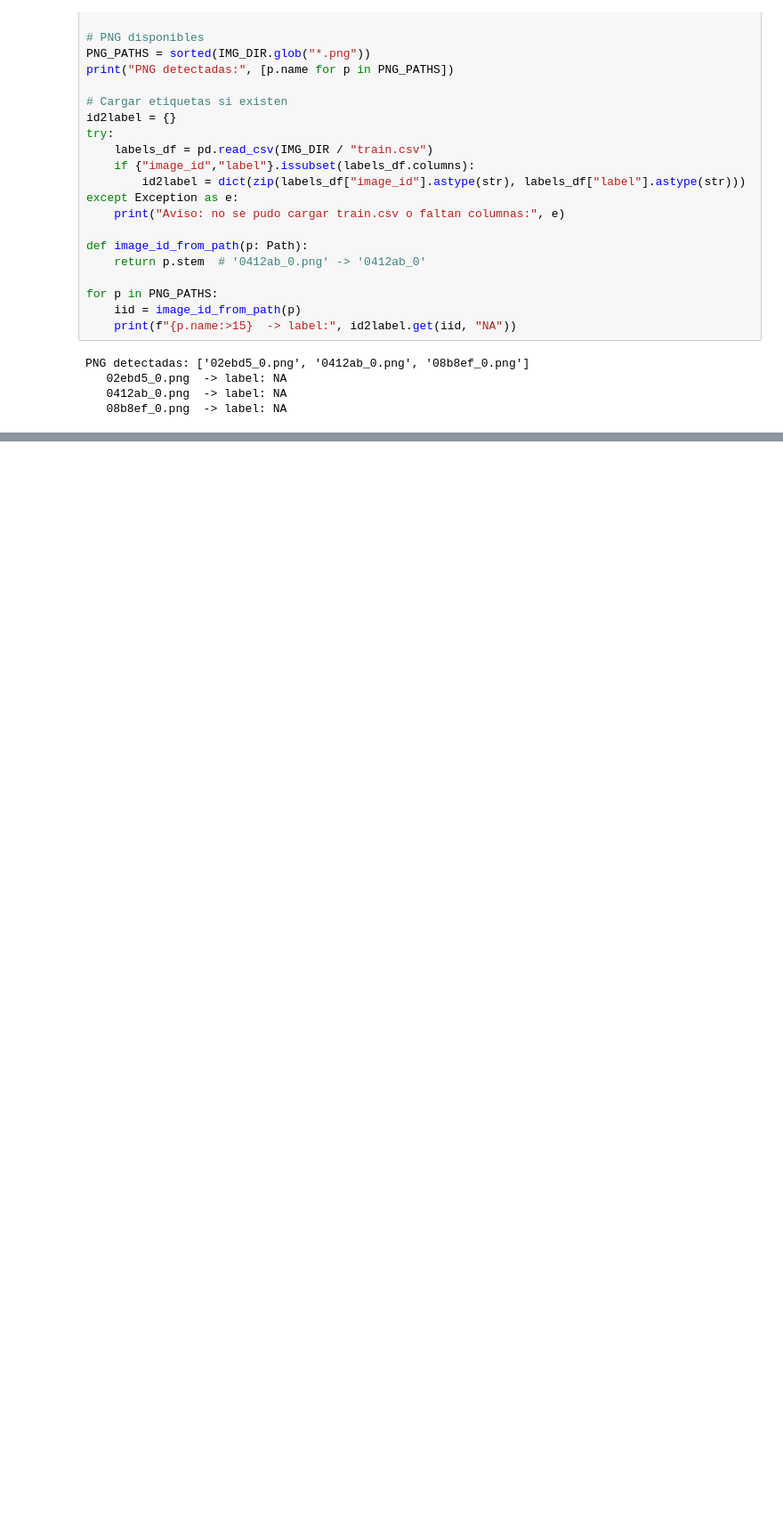
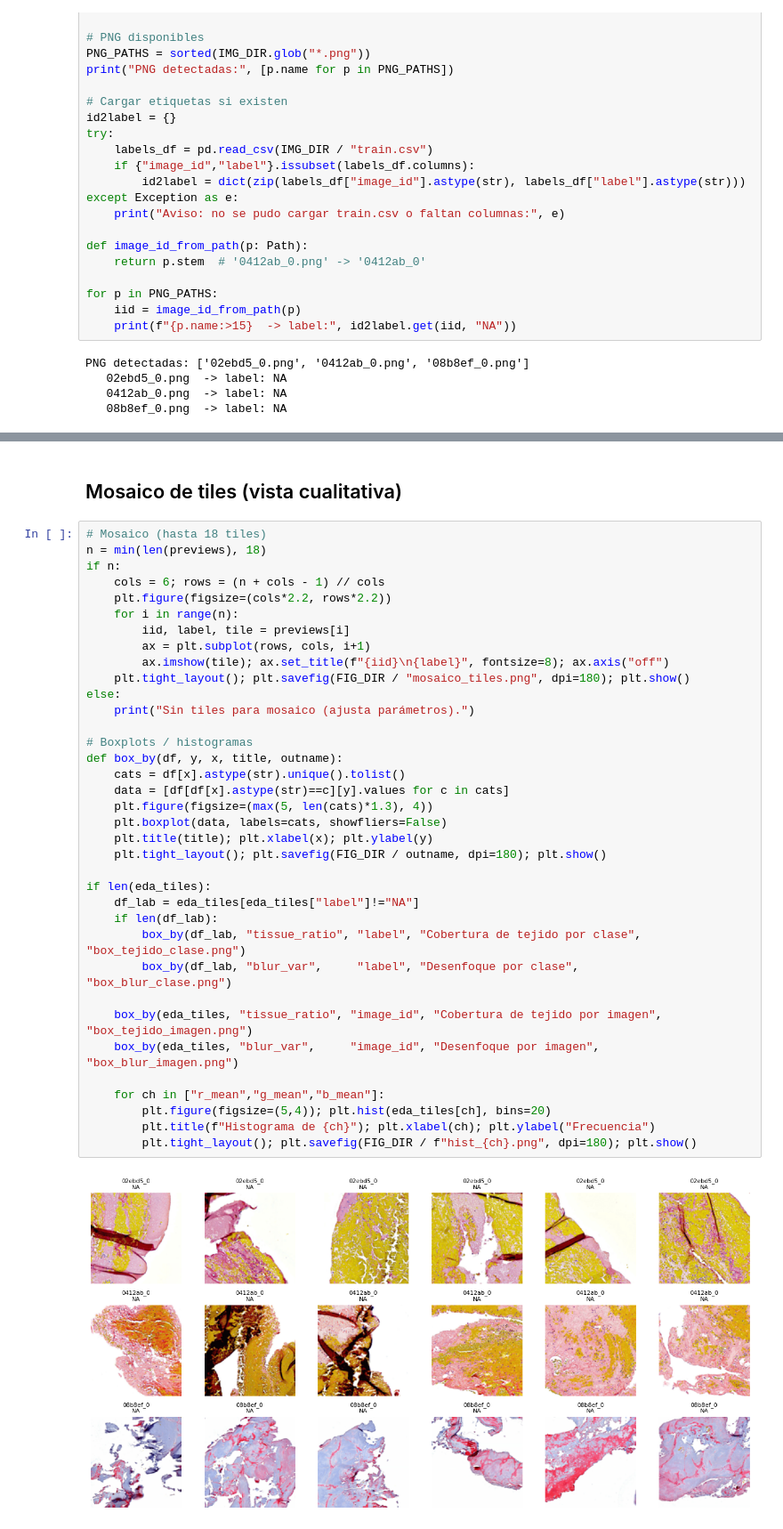
Before and after one commit to Andyfer004/P2-DS, a Jupyter notebook: P2_DS.ipynb, the cells around one changed output, grey strips where cells are left out. Shown at 89% size. Drawn from its saved outputs; the diff is of its cells as text; blank space fills up the shorter version.

```diff
--- a/P2_DS.ipynb
+++ b/P2_DS.ipynb
@@ -275,0 +430,40 @@ PNG detectadas: ['02ebd5_0.png', '0412ab_0.png', '08b8ef_0.png']
+# %% [markdown]
+## Mosaico de tiles (vista cualitativa)
+# %%
+# Mosaico (hasta 18 tiles)
+n = min(len(previews), 18)
+if n:
+    cols = 6; rows = (n + cols - 1) // cols
+    plt.figure(figsize=(cols*2.2, rows*2.2))
+    for i in range(n):
+        iid, label, tile = previews[i]
+        ax = plt.subplot(rows, cols, i+1)
+        ax.imshow(tile); ax.set_title(f"{iid}\n{label}", fontsize=8); ax.axis("off")
+    plt.tight_layout(); plt.savefig(FIG_DIR / "mosaico_tiles.png", dpi=180); plt.show()
+else:
+    print("Sin tiles para mosaico (ajusta parámetros).")
+
+# Boxplots / histogramas
+def box_by(df, y, x, title, outname):
+    cats = df[x].astype(str).unique().tolist()
+    data = [df[df[x].astype(str)==c][y].values for c in cats]
+    plt.figure(figsize=(max(5, len(cats)*1.3), 4))
+    plt.boxplot(data, labels=cats, showfliers=False)
+    plt.title(title); plt.xlabel(x); plt.ylabel(y)
+    plt.tight_layout(); plt.savefig(FIG_DIR / outname, dpi=180); plt.show()
+
+if len(eda_tiles):
+    df_lab = eda_tiles[eda_tiles["label"]!="NA"]
+    if len(df_lab):
+        box_by(df_lab, "tissue_ratio", "label", "Cobertura de tejido por clase", "box_tejido_clase.png")
+        box_by(df_lab, "blur_var",     "label", "Desenfoque por clase",         "box_blur_clase.png")
+
+    box_by(eda_tiles, "tissue_ratio", "image_id", "Cobertura de tejido por imagen", "box_tejido_imagen.png")
+    box_by(eda_tiles, "blur_var",     "image_id", "Desenfoque por imagen",         "box_blur_imagen.png")
+
+    for ch in ["r_mean","g_mean","b_mean"]:
+        plt.figure(figsize=(5,4)); plt.hist(eda_tiles[ch], bins=20)
+        plt.title(f"Histograma de {ch}"); plt.xlabel(ch); plt.ylabel("Frecuencia")
+        plt.tight_layout(); plt.savefig(FIG_DIR / f"hist_{ch}.png", dpi=180); plt.show()
+# %% [output]
+[figure, added]
```
Also changed, not shown: parts of 26 cells of this notebook.
